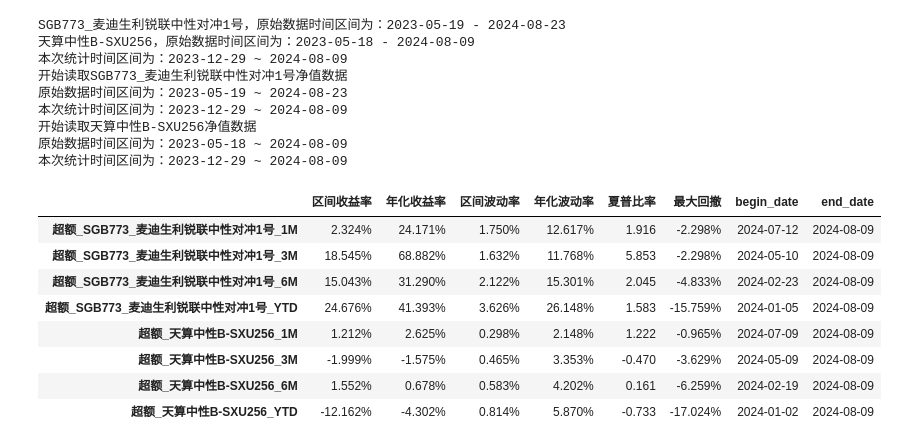
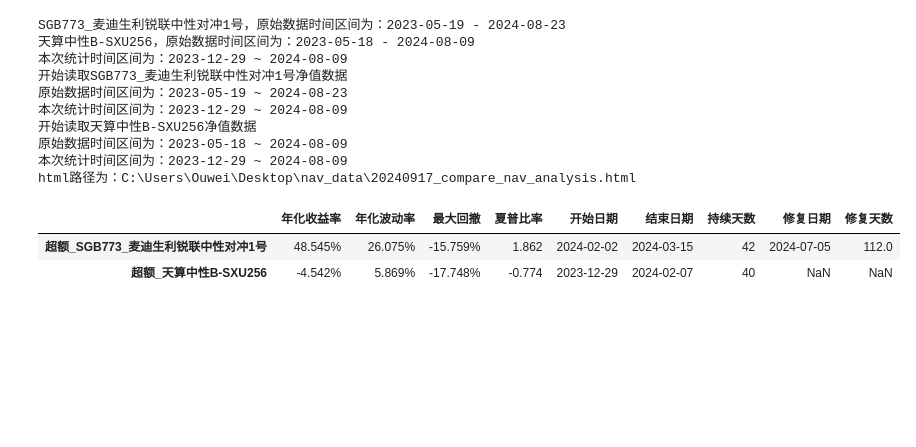
Before and after one commit to Euclid-Jie/nav_analysis, a Jupyter notebook: nav_analysis.ipynb, the cells around one changed output. Drawn from its saved outputs; the diff is of its cells as text; code cells hidden in the pictures; blank space fills up the shorter version.

```diff
--- a/nav_analysis.ipynb
+++ b/nav_analysis.ipynb
@@ -48,11 +46,10 @@ nav_analysis_config = NavAnalysisConfig(
     ],
     begin_date=np.datetime64("2023-12-29"),
     open_html=True,
-    image_save_parh=None,
-    benchmark="SHSE.000905",
 )
 demo = CompareNavAnalysis(nav_analysis_config)
 demo.anlysis()
+demo.export_html()
 # %% [output]
 SGB773_麦迪生利锐联中性对冲1号，原始数据时间区间为：2023-05-19 - 2024-08-23
 天算中性B-SXU256，原始数据时间区间为：2023-05-18 - 2024-08-09
@@ -63,15 +60,10 @@ SGB773_麦迪生利锐联中性对冲1号，原始数据时间区间为：2023-0
 开始读取天算中性B-SXU256净值数据
 原始数据时间区间为：2023-05-18 ~ 2024-08-09
 本次统计时间区间为：2023-12-29 ~ 2024-08-09
+html路径为：C:\Users\Ouwei\Desktop\nav_data\20240917_compare_nav_analysis.html
 # %%
-demo.backword_analysis_df
+demo.metrics_table
 # %% [output]
-|  | 区间收益率 | 年化收益率 | 区间波动率 | 年化波动率 | 夏普比率 | 最大回撤 | begin_date | end_date |
-| 超额_SGB773_麦迪生利锐联中性对冲1号_1M | 2.324% | 24.171% | 1.750% | 12.617% | 1.916 | -2.298% | 2024-07-12 | 2024-08-09 |
-| 超额_SGB773_麦迪生利锐联中性对冲1号_3M | 18.545% | 68.882% | 1.632% | 11.768% | 5.853 | -2.298% | 2024-05-10 | 2024-08-09 |
-| 超额_SGB773_麦迪生利锐联中性对冲1号_6M | 15.043% | 31.290% | 2.122% | 15.301% | 2.045 | -4.833% | 2024-02-23 | 2024-08-09 |
-| 超额_SGB773_麦迪生利锐联中性对冲1号_YTD | 24.676% | 41.393% | 3.626% | 26.148% | 1.583 | -15.759% | 2024-01-05 | 2024-08-09 |
-| 超额_天算中性B-SXU256_1M | 1.212% | 2.625% | 0.298% | 2.148% | 1.222 | -0.965% | 2024-07-09 | 2024-08-09 |
-| 超额_天算中性B-SXU256_3M | -1.999% | -1.575% | 0.465% | 3.353% | -0.470 | -3.629% | 2024-05-09 | 2024-08-09 |
-| 超额_天算中性B-SXU256_6M | 1.552% | 0.678% | 0.583% | 4.202% | 0.161 | -6.259% | 2024-02-19 | 2024-08-09 |
-| 超额_天算中性B-SXU256_YTD | -12.162% | -4.302% | 0.814% | 5.870% | -0.733 | -17.024% | 2024-01-02 | 2024-08-09 |
+|  | 年化收益率 | 年化波动率 | 最大回撤 | 夏普比率 | 开始日期 | 结束日期 | 持续天数 | 修复日期 | 修复天数 |
+| 超额_SGB773_麦迪生利锐联中性对冲1号 | 48.545% | 26.075% | -15.759% | 1.862 | 2024-02-02 | 2024-03-15 | 42 | 2024-07-05 | 112.0 |
+| 超额_天算中性B-SXU256 | -4.542% | 5.869% | -17.748% | -0.774 | 2023-12-29 | 2024-02-07 | 40 | NaN | NaN |
```
Also changed, not shown: parts of 3 cells of this notebook, 3 other files.
